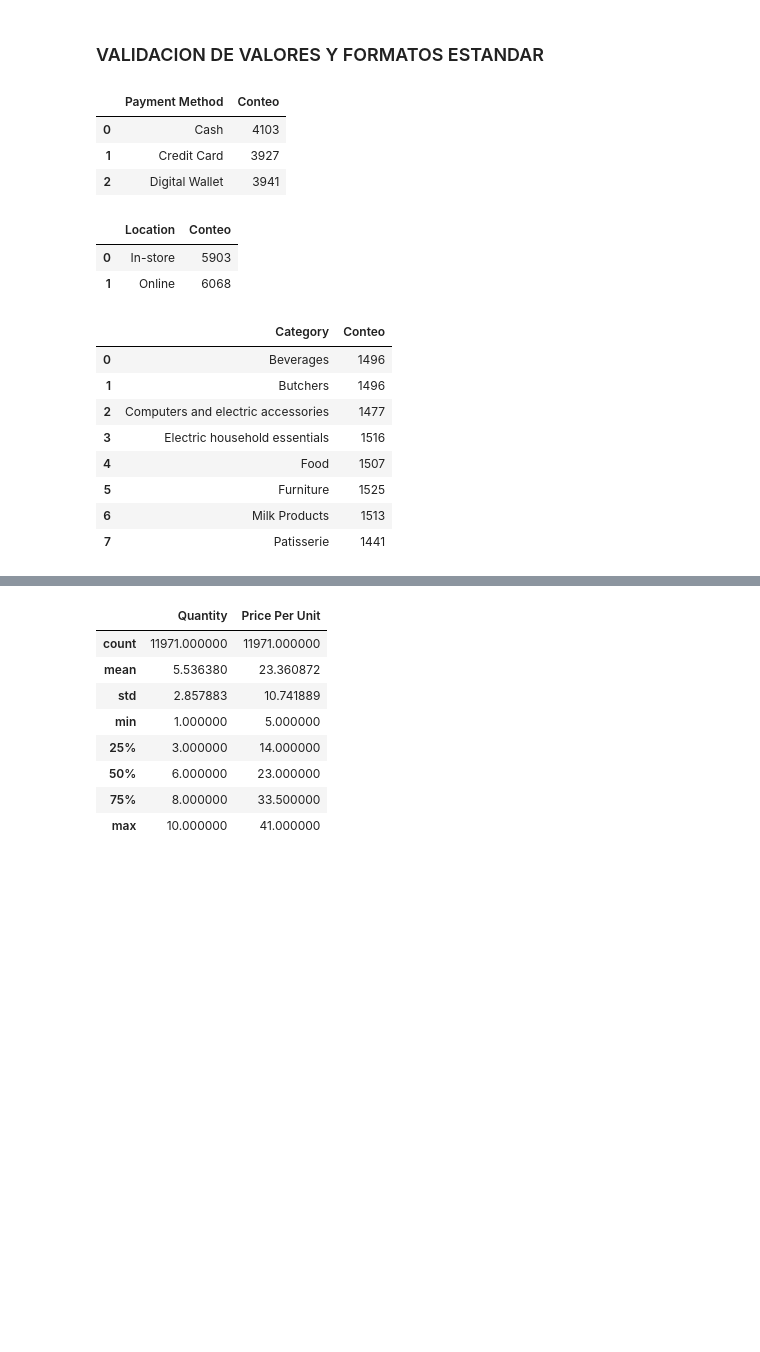
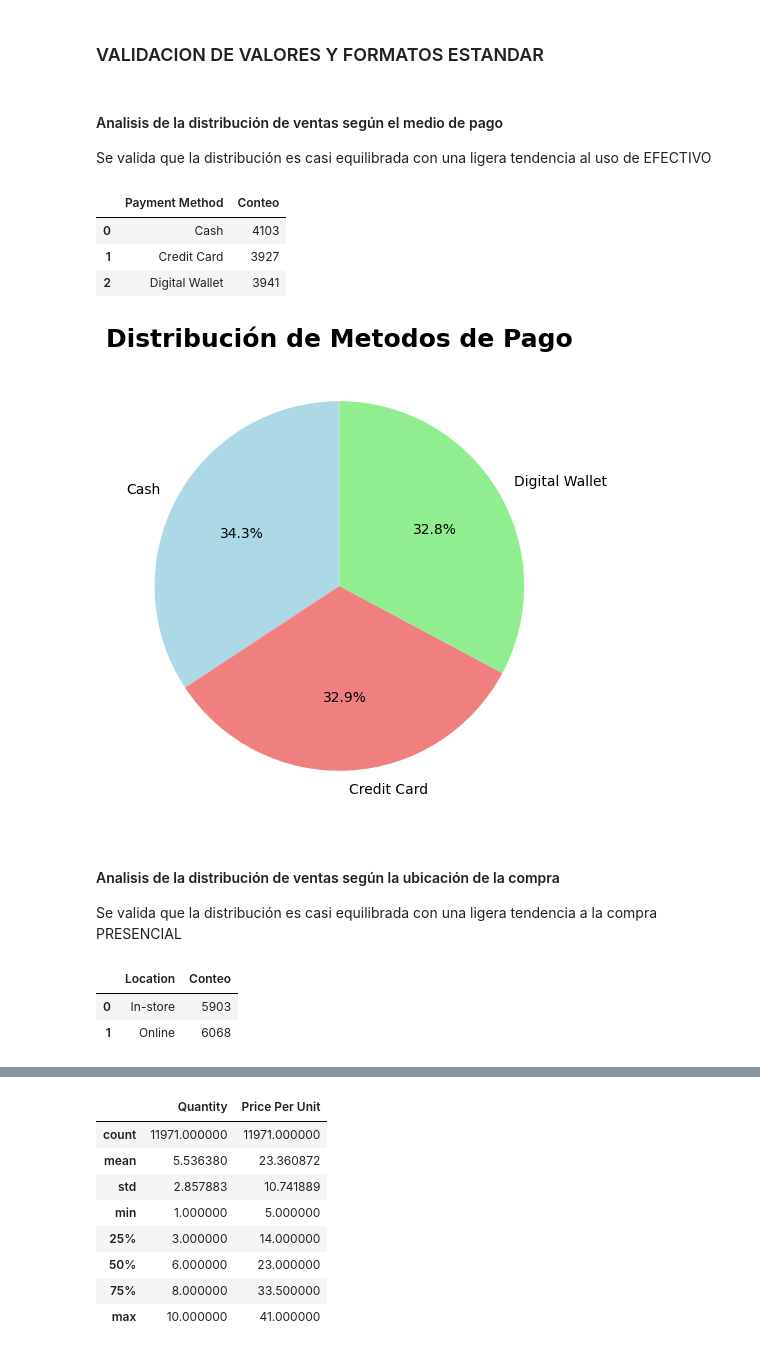
Before and after one commit to apizarroe/upc_datasciense_202502_grupo02, a Jupyter notebook: notebooks/preprocesamiento.ipynb, the cells around one changed output, grey strips where cells are left out. Saved outputs shown, nothing was run; the diff lists cells and outputs as text; code cells hidden in the pictures; blank space fills up the shorter version.

```diff
--- a/notebooks/preprocesamiento.ipynb
+++ b/notebooks/preprocesamiento.ipynb
@@ -157,6 +207,9 @@ display(dataframe)
 11971 rows × 13 columns
 # %% [markdown]
 ### VALIDACION DE VALORES Y FORMATOS ESTANDAR
+# %% [markdown]
+#### Analisis de la distribución de ventas según el medio de pago
+Se valida que la distribución es casi equilibrada con una ligera tendencia al uso de EFECTIVO
 # %%
 temporal = dataframe.groupby(['Payment Method']).size().reset_index(name='Conteo')
 display(temporal)
@@ -165,6 +218,24 @@ display(temporal)
 | 0 | Cash | 4103 |
 | 1 | Credit Card | 3927 |
 | 2 | Digital Wallet | 3941 |
+# %%
+# Define el tamaño de la vizualización de la distribución
+fig, ax = plt.subplots(figsize=(6, 6))
+
+payment_method_counts = dataframe['Payment Method'].value_counts()
+
+# Gráfico 1: Distribución de la variable objetivo
+colors = ['lightblue', 'lightcoral', 'lightgreen']
+wedges, texts, autotexts = ax.pie(payment_method_counts.values,
+                                  labels=['Cash', 'Credit Card', 'Digital Wallet'],
+                                  autopct='%1.1f%%', colors=colors, startangle=90)
+ax.set_title('Distribución de Metodos de Pago', fontsize=18, fontweight='bold')
+plt.show()
+# %% [output]
+[figure, added]
+# %% [markdown]
+#### Analisis de la distribución de ventas según la ubicación de la compra
+Se valida que la distribución es casi equilibrada con una ligera tendencia a la compra PRESENCIAL
 # %%
 temporal = dataframe.groupby(['Location']).size().reset_index(name='Conteo')
 display(temporal)
@@ -172,16 +243,3 @@ display(temporal)
 |  | Location | Conteo |
 | 0 | In-store | 5903 |
 | 1 | Online | 6068 |
-# %%
-temporal = dataframe.groupby(['Category']).size().reset_index(name='Conteo')
-display(temporal)
-# %% [output]
-|  | Category | Conteo |
-| 0 | Beverages | 1496 |
-| 1 | Butchers | 1496 |
-| 2 | Computers and electric accessories | 1477 |
-| 3 | Electric household essentials | 1516 |
-| 4 | Food | 1507 |
-| 5 | Furniture | 1525 |
-| 6 | Milk Products | 1513 |
-| 7 | Patisserie | 1441 |
```
Also changed, not shown: parts of 23 cells of this notebook.
